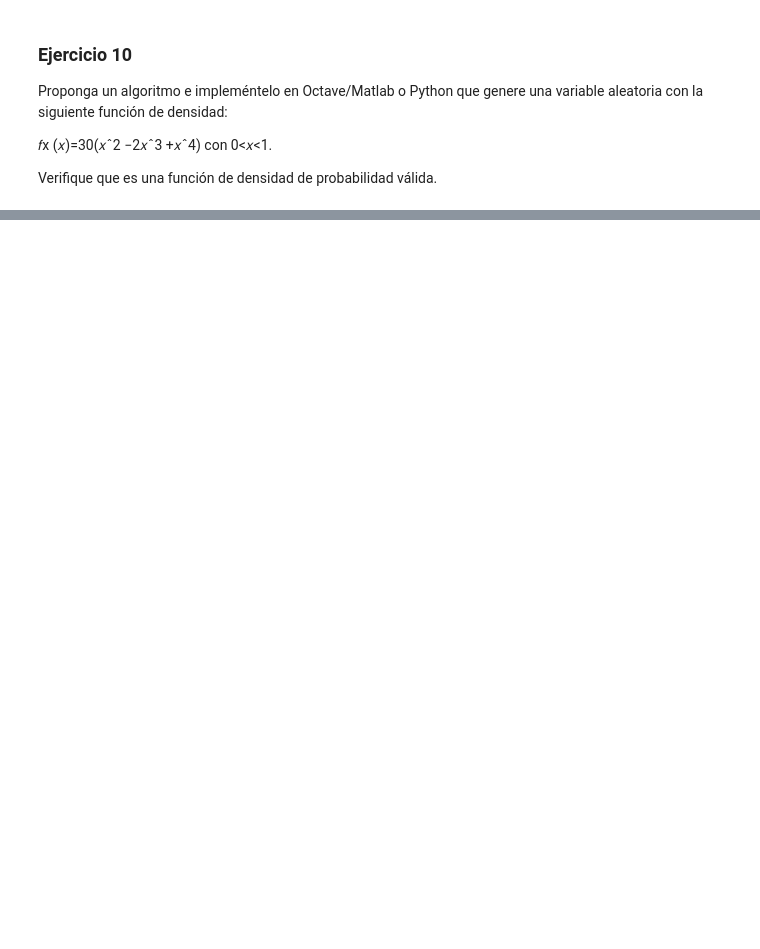
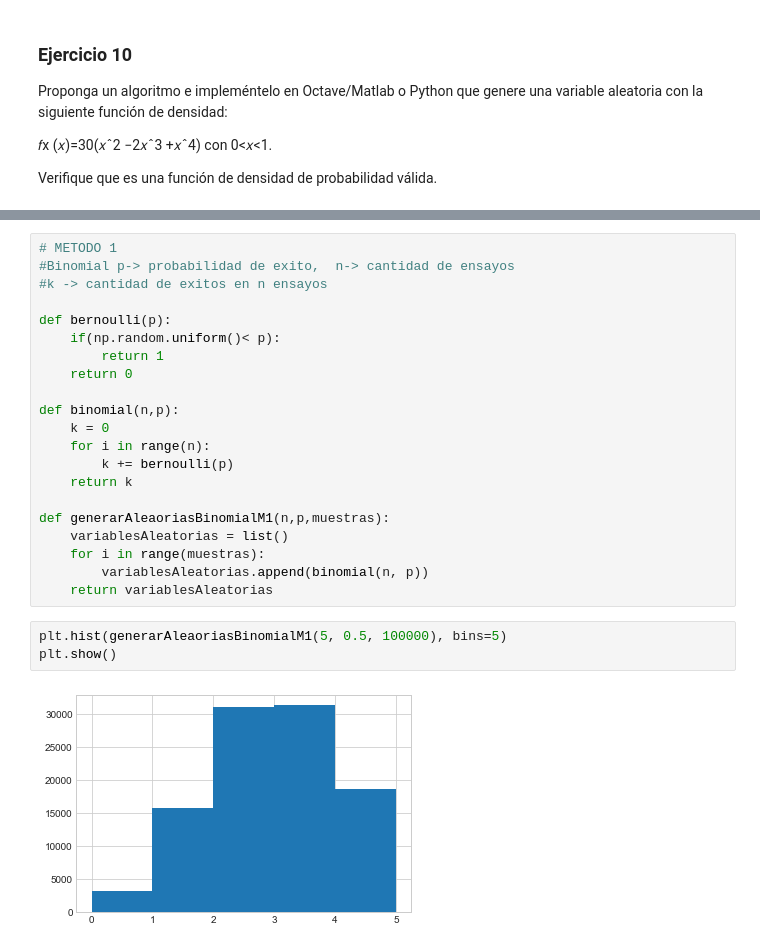
Before and after one commit to victorbravoarroyo/Simulacion, a Jupyter notebook: guias-resueltas/Guia2-Resuelta.ipynb, the cells around one changed output, grey strips where cells are left out. Saved outputs shown, nothing was run; the diff lists cells and outputs as text; blank space fills up the shorter version.

```diff
--- a/guias-resueltas/Guia2-Resuelta.ipynb
+++ b/guias-resueltas/Guia2-Resuelta.ipynb
@@ -395,0 +511,26 @@ Verifique que es una función de densidad de probabilidad válida.
+# %%
+# METODO 1
+#Binomial p-> probabilidad de exito,  n-> cantidad de ensayos
+#k -> cantidad de exitos en n ensayos
+
+def bernoulli(p):
+    if(np.random.uniform()< p):
+        return 1
+    return 0
+
+def binomial(n,p):
+    k = 0
+    for i in range(n):
+        k += bernoulli(p)
+    return k
+
+def generarAleaoriasBinomialM1(n,p,muestras):
+    variablesAleatorias = list()
+    for i in range(muestras):
+        variablesAleatorias.append(binomial(n, p))
+    return variablesAleatorias
+# %%
+plt.hist(generarAleaoriasBinomialM1(5, 0.5, 100000), bins=5)
+plt.show()
+# %% [output]
+[figure, added]
```
Also changed, not shown: parts of 26 cells of this notebook.
